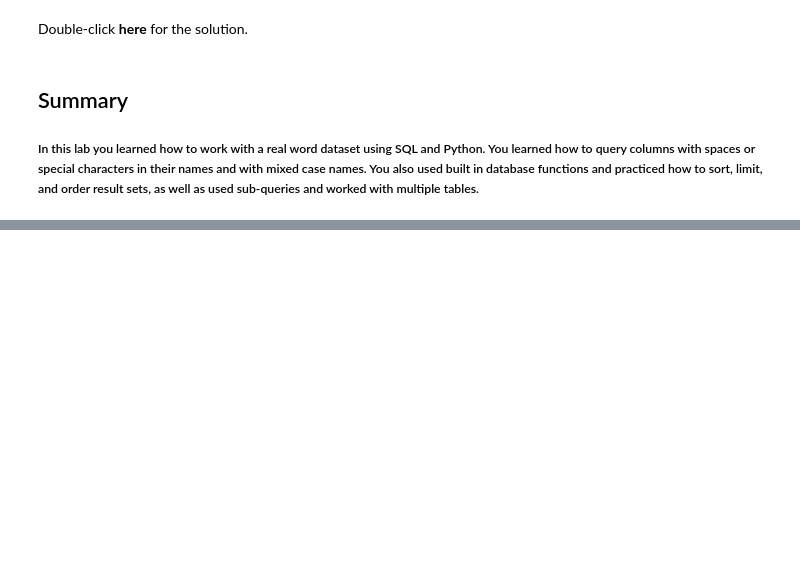
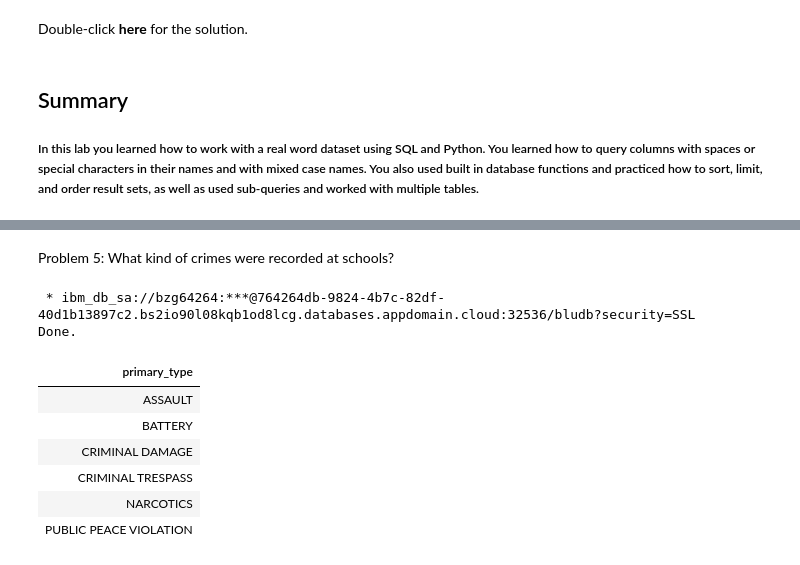
Before and after one commit to Jinkxt/IBM-Practice, a Jupyter notebook: 6- IBM Real World.ipynb, the cells around one changed output, grey strips where cells are left out. Drawn from its saved outputs; the diff is of its cells as text; code cells hidden in the pictures; blank space fills up the shorter version.

```diff
--- a/6- IBM Real World.ipynb
+++ b/6- IBM Real World.ipynb
@@ -656,0 +736,18 @@ NOTE: For this solution to work the CHICAGO_SOCIOECONOMIC_DATA table
+# %% [markdown]
+Problem 5: What kind of crimes were recorded at schools?
+# %%
+%%sql
+select distinct(primary_type)
+from CHICAGO_CRIME_DATA
+where lower(location_description) like '%school%'
+;
+# %% [output]
+ * ibm_db_sa://bzg64264:***@764264db-9824-4b7c-82df-40d1b13897c2.bs2io90l08kqb1od8lcg.databases.appdomain.cloud:32536/bludb?security=SSL
+Done.
+| primary_type |
+| ASSAULT |
+| BATTERY |
+| CRIMINAL DAMAGE |
+| CRIMINAL TRESPASS |
+| NARCOTICS |
+| PUBLIC PEACE VIOLATION |
```
Also changed, not shown: parts of 22 cells of this notebook.
